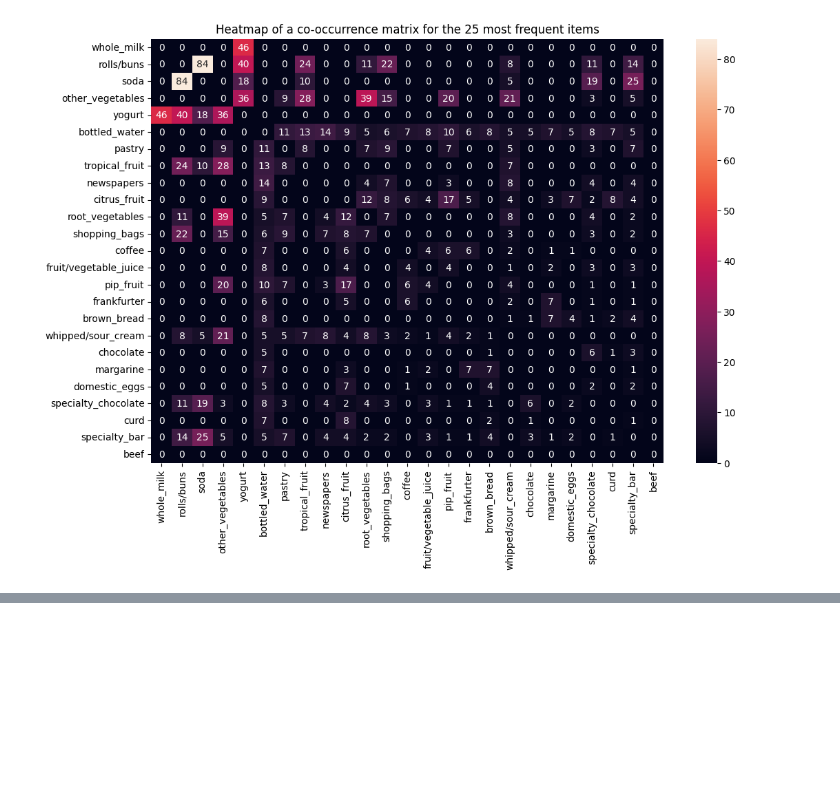
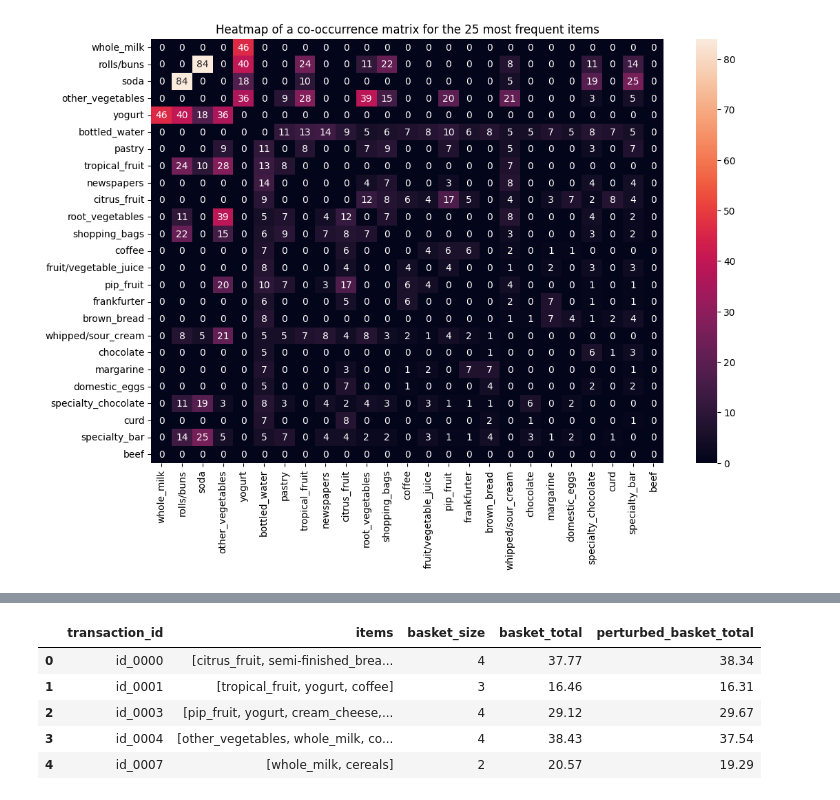
Before and after one commit to murodbecks/groceries_analysis, a Jupyter notebook: groceries_analysis.ipynb, the cells around one changed output, grey strips where cells are left out. Cells and saved outputs as stored; diff of their text form; code cells hidden in the pictures; blank space fills up the shorter version.

```diff
--- a/groceries_analysis.ipynb
+++ b/groceries_analysis.ipynb
@@ -506,0 +570,22 @@ plt.show();
+# %%
+perturbed_price_dictionary = {}
+
+for _, row in df_prices.iterrows():
+    perturbed_price_dictionary[row['product']] = row['perturbed_price']
+
+def get_total_price(items: list[str], price_dictionary: dict = price_dictionary) -> float:
+    total_price = 0.0
+    for product in items:
+        total_price += price_dictionary[product]
+
+    return round(total_price, 2)
+
+df['perturbed_basket_total'] = df['items'].apply(lambda products: get_total_price(products, perturbed_price_dictionary))
+df.head(5)
+# %% [output]
+|  | transaction_id | items | basket_size | basket_total | perturbed_basket_total |
+| 0 | id_0000 | [citrus_fruit, semi-finished_brea... | 4 | 37.77 | 38.34 |
+| 1 | id_0001 | [tropical_fruit, yogurt, coffee] | 3 | 16.46 | 16.31 |
+| 2 | id_0003 | [pip_fruit, yogurt, cream_cheese,... | 4 | 29.12 | 29.67 |
+| 3 | id_0004 | [other_vegetables, whole_milk, co... | 4 | 38.43 | 37.54 |
+| 4 | id_0007 | [whole_milk, cereals] | 2 | 20.57 | 19.29 |
```
Also changed, not shown: parts of 44 cells of this notebook, 6 other files.
